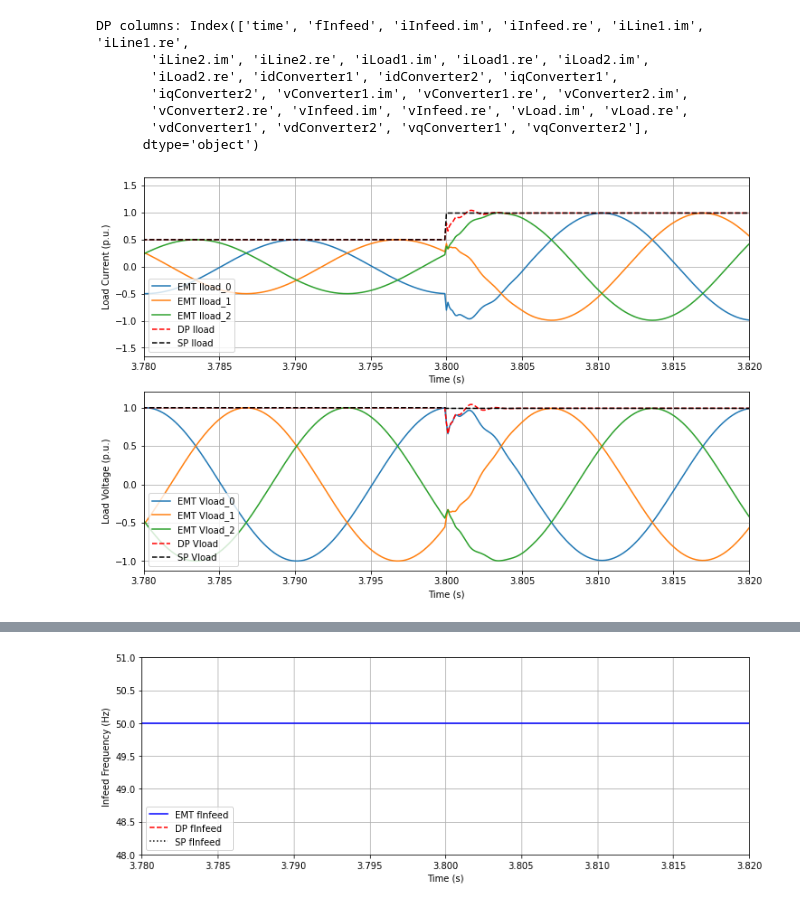
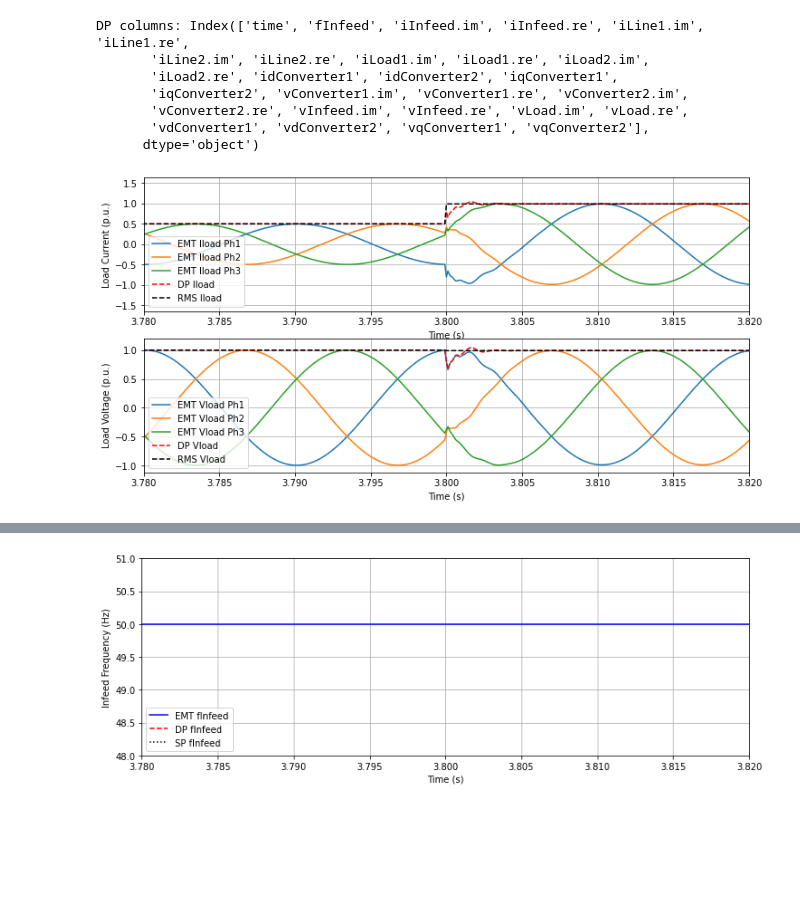
Before and after one commit to georgii-tishenin/dpsim, a Jupyter notebook: dpsim/examples/cxx/hvdc_wise/plotResults.ipynb, the cells around one changed output, grey strips where cells are left out. Saved outputs shown, nothing was run; the diff lists cells and outputs as text; code cells hidden in the pictures; blank space fills up the shorter version.

Commit message:
Update terminology and dimensions in plotting
Signed-off-by: Georgii Tishenin <georgii.tishenin@eonerc.rwth-aachen.de>

```diff
--- a/dpsim/examples/cxx/hvdc_wise/plotResults.ipynb
+++ b/dpsim/examples/cxx/hvdc_wise/plotResults.ipynb
@@ -36,21 +36,21 @@ def compute_base_values_inverter():
 
 # ----- PLOT FUNCTIONS -----
 def plot_load(df_EMT, df_DP, df_SP, baseCurrent, baseVoltage):
-    plt.figure(1, figsize=(12, 8))
+    plt.figure(1, figsize=(12, 6))
     # Subplot 1: Load currents
     plt.subplot(2, 1, 1)
     plt.grid(True)
     EMT_load_I0 = (df_EMT['iLoad1_0'] + df_EMT['iLoad2_0']) / baseCurrent / np.sqrt(2)
     EMT_load_I1 = (df_EMT['iLoad1_1'] + df_EMT['iLoad2_1']) / baseCurrent / np.sqrt(2)
     EMT_load_I2 = (df_EMT['iLoad1_2'] + df_EMT['iLoad2_2']) / baseCurrent / np.sqrt(2)
-    plt.plot(df_EMT['time'], EMT_load_I0, label='EMT Iload_0')
-    plt.plot(df_EMT['time'], EMT_load_I1, label='EMT Iload_1')
-    plt.plot(df_EMT['time'], EMT_load_I2, label='EMT Iload_2')
+    plt.plot(df_EMT['time'], EMT_load_I0, label='EMT Iload Ph1')
+    plt.plot(df_EMT['time'], EMT_load_I1, label='EMT Iload Ph2')
+    plt.plot(df_EMT['time'], EMT_load_I2, label='EMT Iload Ph3')
 
     Iload_DP = np.abs(df_DP['iLoad1.re'] + df_DP['iLoad2.re'] + 1j*df_DP['iLoad1.im'] + 1j*df_DP['iLoad2.im']) / baseCurrent / np.sqrt(3)
     Iload_SP = np.abs(df_SP['iLoad1.re'] + df_SP['iLoad2.re'] + 1j*df_SP['iLoad1.im'] + 1j*df_SP['iLoad2.im']) / baseCurrent / np.sqrt(3)
     plt.plot(df_DP['time'], Iload_DP, 'r--', label='DP Iload')
-    plt.plot(df_SP['time'], Iload_SP, 'k--', label='SP Iload')
+    plt.plot(df_SP['time'], Iload_SP, 'k--', label='RMS Iload')
     plt.xlabel('Time (s)')
     plt.ylabel('Load Current (p.u.)')
     plt.xlim(3.78, 3.82)
@@ -62,14 +62,14 @@ def plot_load(df_EMT, df_DP, df_SP, baseCurrent, baseVoltage):
     v0 = df_EMT['vLoad_0'] / baseVoltage * np.sqrt(3) / np.sqrt(2)
     v1 = df_EMT['vLoad_1'] / baseVoltage * np.sqrt(3) / np.sqrt(2)
     v2 = df_EMT['vLoad_2'] / baseVoltage * np.sqrt(3) / np.sqrt(2)
-    plt.plot(df_EMT['time'], v0, label='EMT Vload_0')
-    plt.plot(df_EMT['time'], v1, label='EMT Vload_1')
-    plt.plot(df_EMT['time'], v2, label='EMT Vload_2')
+    plt.plot(df_EMT['time'], v0, label='EMT Vload Ph1')
+    plt.plot(df_EMT['time'], v1, label='EMT Vload Ph2')
+    plt.plot(df_EMT['time'], v2, label='EMT Vload Ph3')
 
     Vload_DP = np.abs(df_DP['vLoad.re'] + 1j*df_DP['vLoad.im']) / baseVoltage
     Vload_SP = np.abs(df_SP['vLoad.re'] + 1j*df_SP['vLoad.im']) / baseVoltage
     plt.plot(df_DP['time'], Vload_DP, 'r--', label='DP Vload')
-    plt.plot(df_SP['time'], Vload_SP, 'k--', label='SP Vload')
+    plt.plot(df_SP['time'], Vload_SP, 'k--', label='RMS Vload')
     plt.xlabel('Time (s)')
     plt.ylabel('Load Voltage (p.u.)')
     plt.xlim(3.78, 3.82)
@@ -77,17 +77,17 @@ def plot_load(df_EMT, df_DP, df_SP, baseCurrent, baseVoltage):
 
 
 def plot_infeed(df_EMT, df_DP, df_SP, baseCurrent, baseVoltage):
-    plt.figure(2, figsize=(12, 8))
+    plt.figure(2, figsize=(12, 6))
     plt.subplot(2, 1, 1)
     plt.grid(True)
-    plt.plot(df_EMT['time'], -df_EMT['iInfeed_0'] / baseCurrent / np.sqrt(2), label='EMT Iinf_0')
-    plt.plot(df_EMT['time'], -df_EMT['iInfeed_1'] / baseCurrent / np.sqrt(2), label='EMT Iinf_1')
-    plt.plot(df_EMT['time'], -df_EMT['iInfeed_2'] / baseCurrent / np.sqrt(2), label='EMT Iinf_2')
+    plt.plot(df_EMT['time'], -df_EMT['iInfeed_0'] / baseCurrent / np.sqrt(2), label='EMT Iinfeed Ph1')
+    plt.plot(df_EMT['time'], -df_EMT['iInfeed_1'] / baseCurrent / np.sqrt(2), label='EMT Iinfeed Ph2')
+    plt.plot(df_EMT['time'], -df_EMT['iInfeed_2'] / baseCurrent / np.sqrt(2), label='EMT Iinfeed Ph3')
 
     Iinf_DP = np.abs(df_DP['iInfeed.re'] + 1j * df_DP['iInfeed.im']) / baseCurrent / np.sqrt(3)
     Iinf_SP = np.abs(df_SP['iInfeed.re'] + 1j * df_SP['iInfeed.im']) / baseCurrent / np.sqrt(3)
-    plt.plot(df_DP['time'], Iinf_DP, 'r--', label='DP Iinf')
-    plt.plot(df_SP['time'], Iinf_SP, 'k--', label='SP Iinf')
+    plt.plot(df_DP['time'], Iinf_DP, 'r--', label='DP Iinfeed')
+    plt.plot(df_SP['time'], Iinf_SP, 'k--', label='RMS Iinfeed')
     plt.xlabel('Time (s)')
     plt.ylabel('Infeed Current (p.u.)')
     plt.xlim(3.78, 3.82)
@@ -95,14 +95,14 @@ def plot_infeed(df_EMT, df_DP, df_SP, baseCurrent, baseVoltage):
 
     plt.subplot(2, 1, 2)
     plt.grid(True)
-    plt.plot(df_EMT['time'], df_EMT['vInfeed_0']/baseVoltage * np.sqrt(3) / np.sqrt(2), label='EMT Vinf_0')
-    plt.plot(df_EMT['time'], df_EMT['vInfeed_1']/baseVoltage * np.sqrt(3) / np.sqrt(2), label='EMT Vinf_1')
-    plt.plot(df_EMT['time'], df_EMT['vInfeed_2']/baseVoltage * np.sqrt(3) / np.sqrt(2), label='EMT Vinf_2')
+    plt.plot(df_EMT['time'], df_EMT['vInfeed_0']/baseVoltage * np.sqrt(3) / np.sqrt(2), label='EMT Vinfeed Ph1')
+    plt.plot(df_EMT['time'], df_EMT['vInfeed_1']/baseVoltage * np.sqrt(3) / np.sqrt(2), label='EMT Vinfeed Ph2')
+    plt.plot(df_EMT['time'], df_EMT['vInfeed_2']/baseVoltage * np.sqrt(3) / np.sqrt(2), label='EMT Vinfeed Ph3')
 
     Vinf_DP = np.abs(df_DP['vInfeed.re'] + 1j * df_DP['vInfeed.im']) / baseVoltage
     Vinf_SP = np.abs(df_SP['vInfeed.re'] + 1j * df_SP['vInfeed.im']) / baseVoltage
-    plt.plot(df_DP['time'], Vinf_DP, 'r--', label='DP Vinf')
-    plt.plot(df_SP['time'], Vinf_SP, 'k--', label='SP Vinf')
+    plt.plot(df_DP['time'], Vinf_DP, 'r--', label='DP Vinfeed')
+    plt.plot(df_SP['time'], Vinf_SP, 'k--', label='RMS Vinfeed')
     plt.xlabel('Time (s)')
     plt.ylabel('Infeed Voltage (p.u.)')
     plt.xlim(3.78, 3.82)
@@ -110,20 +110,20 @@ def plot_infeed(df_EMT, df_DP, df_SP, baseCurrent, baseVoltage):
 
 
 def plot_converter1(df_EMT, df_DP, df_SP, baseCurrent, baseVoltage):
-    plt.figure(3, figsize=(12, 8))
+    plt.figure(3, figsize=(12, 6))
     plt.subplot(2, 1, 1)
     plt.grid(True)
     EMT_I1_0 = df_EMT['iLine1_0'] / baseCurrent / np.sqrt(2)
     EMT_I1_1 = df_EMT['iLine1_1'] / baseCurrent / np.sqrt(2)
     EMT_I1_2 = df_EMT['iLine1_2'] / baseCurrent / np.sqrt(2)
-    plt.plot(df_EMT['time'], EMT_I1_0, label='EMT ILine1_0')
-    plt.plot(df_EMT['time'], EMT_I1_1, label='EMT ILine1_1')
-    plt.plot(df_EMT['time'], EMT_I1_2, label='EMT ILine1_2')
+    plt.plot(df_EMT['time'], EMT_I1_0, label='EMT ILine1 Ph1')
+    plt.plot(df_EMT['time'], EMT_I1_1, label='EMT ILine1 Ph2')
+    plt.plot(df_EMT['time'], EMT_I1_2, label='EMT ILine1 Ph3')
 
     I1_DP = np.abs(df_DP['iLine1.re'] + 1j * df_DP['iLine1.im']) / baseCurrent / np.sqrt(3)
     I1_SP = np.abs(df_SP['iLine1.re'] + 1j * df_SP['iLine1.im']) / baseCurrent / np.sqrt(3)
     plt.plot(df_DP['time'], I1_DP, 'r--', label='DP ILine1')
-    plt.plot(df_SP['time'], I1_SP, 'k--', label='SP ILine1')
+    plt.plot(df_SP['time'], I1_SP, 'k--', label='RMS ILine1')
     plt.xlabel('Time (s)')
     plt.ylabel('Line1 Current (p.u.)')
     plt.xlim(3.78, 3.82)
@@ -134,21 +134,21 @@ def plot_converter1(df_EMT, df_DP, df_SP, baseCurrent, baseVoltage):
     V1_0 = df_EMT['vConverter1_0'] / baseVoltage * np.sqrt(3) / np.sqrt(2)
     V1_1 = df_EMT['vConverter1_1'] / baseVoltage * np.sqrt(3) / np.sqrt(2)
     V1_2 = df_EMT['vConverter1_2'] / baseVoltage  * np.sqrt(3) / np.sqrt(2)
-    plt.plot(df_EMT['time'], V1_0, label='EMT Vconv1_0')
-    plt.plot(df_EMT['time'], V1_1, label='EMT Vconv1_1')
-    plt.plot(df_EMT['time'], V1_2, label='EMT Vconv1_2')
+    plt.plot(df_EMT['time'], V1_0, label='EMT Vconv1 Ph1')
+    plt.plot(df_EMT['time'], V1_1, label='EMT Vconv1 Ph2')
+    plt.plot(df_EMT['time'], V1_2, label='EMT Vconv1 Ph3')
 
     V1_DP = np.abs(df_DP['vConverter1.re'] + 1j * df_DP['vConverter1.im']) / baseVoltage
     V1_SP = np.abs(df_SP['vConverter1.re'] + 1j * df_SP['vConverter1.im']) / baseVoltage
     plt.plot(df_DP['time'], V1_DP, 'r--', label='DP Vconv1')
-    plt.plot(df_SP['time'], V1_SP, 'k--', label='SP Vconv1')
+    plt.plot(df_SP['time'], V1_SP, 'k--', label='RMS Vconv1')
     plt.xlabel('Time (s)')
     plt.ylabel('Converter1 Voltage (p.u.)')
     plt.xlim(3.78, 3.82)
     plt.legend(loc='lower left')
 
 def plot_converter2(df_EMT, df_DP, df_SP, baseCurrent, baseVoltage):
-    plt.figure(4, figsize=(12, 8))
+    plt.figure(4, figsize=(12, 6))
     plt.subplot(2, 1, 1)
     plt.grid(True)
     EMT_I2_0 = df_EMT['iLine2_0'] / baseCurrent / np.sqrt(2)
@@ -161,7 +161,7 @@ def plot_converter2(df_EMT, df_DP, df_SP, baseCurrent, baseVoltage):
     I2_DP = np.abs(df_DP['iLine2.re'] + 1j * df_DP['iLine2.im']) / baseCurrent / np.sqrt(3)
     I2_SP = np.abs(df_SP['iLine2.re'] + 1j * df_SP['iLine2.im']) / baseCurrent / np.sqrt(3)
     plt.plot(df_DP['time'], I2_DP, 'r--', label='DP Iconv2')
-    plt.plot(df_SP['time'], I2_SP, 'k--', label='SP Iconv2')
+    plt.plot(df_SP['time'], I2_SP, 'k--', label='RMS Iconv2')
     plt.xlabel('Time (s)')
     plt.ylabel('Line2 Current (p.u.)')
     plt.xlim(3.78, 3.82)
@@ -172,21 +172,21 @@ def plot_converter2(df_EMT, df_DP, df_SP, baseCurrent, baseVoltage):
     V2_0 = df_EMT['vConverter2_0'] / baseVoltage * np.sqrt(3) / np.sqrt(2)
     V2_1 = df_EMT['vConverter2_1'] / baseVoltage * np.sqrt(3) / np.sqrt(2)
     V2_2 = df_EMT['vConverter2_2'] / baseVoltage * np.sqrt(3) / np.sqrt(2)
-    plt.plot(df_EMT['time'], V2_0, label='EMT Vconv2_0')
-    plt.plot(df_EMT['time'], V2_1, label='EMT Vconv2_1')
-    plt.plot(df_EMT['time'], V2_2, label='EMT Vconv2_2')
+    plt.plot(df_EMT['time'], V2_0, label='EMT Vconv2 Ph1')
+    plt.plot(df_EMT['time'], V2_1, label='EMT Vconv2 Ph2')
+    plt.plot(df_EMT['time'], V2_2, label='EMT Vconv2 Ph3')
 
     V2_DP = np.abs(df_DP['vConverter2.re'] + 1j * df_DP['vConverter2.im']) / baseVoltage
     V2_SP = np.abs(df_SP['vConverter2.re'] + 1j * df_SP['vConverter2.im']) / baseVoltage
     plt.plot(df_DP['time'], V2_DP, 'r--', label='DP Vconv2')
-    plt.plot(df_SP['time'], V2_SP, 'k--', label='SP Vconv2')
+    plt.plot(df_SP['time'], V2_SP, 'k--', label='RMS Vconv2')
     plt.xlabel('Time (s)')
     plt.ylabel('Converter2 Voltage (p.u.)')
     plt.xlim(3.78, 3.82)
     plt.legend(loc='lower left')
 
 def plot_converter1InternalVariables(df_EMT, df_DP, df_SP, baseCurrent, baseVoltage):
-    plt.figure(5, figsize=(12, 8))  # Adjust figure size for better layout
+    plt.figure(5, figsize=(12, 6))  # Adjust figure size for better layout
 
     # Define consistent colors for EMT, DP, and SP
     colors = {'EMT': 'blue', 'DP': 'red', 'SP': 'black'}
@@ -196,7 +196,7 @@ def plot_converter1InternalVariables(df_EMT, df_DP, df_SP, baseCurrent, baseVolt
     plt.grid(True)
     plt.plot(df_EMT['time'], df_EMT['idConverter1'] / baseCurrent, label='EMT Id', linestyle='-', color=colors['EMT'])
     plt.plot(df_DP['time'], df_DP['idConverter1'] / baseCurrent, label='DP Id', linestyle='--', color=colors['DP'])
-    plt.plot(df_SP['time'], df_SP['idConverter1'] / baseCurrent, label='SP Id', linestyle=':', color=colors['SP'])
+    plt.plot(df_SP['time'], df_SP['idConverter1'] / baseCurrent, label='RMS Id', linestyle=':', color=colors['SP'])
     plt.xlabel('Time (s)')
     plt.ylabel('d-axis Current (p.u.)')
     plt.xlim(3.78, 3.82)
@@ -207,7 +207,7 @@ def plot_converter1InternalVariables(df_EMT, df_DP, df_SP, baseCurrent, baseVolt
     plt.grid(True)
     plt.plot(df_EMT['time'], df_EMT['iqConverter1'] / baseCurrent, label='EMT Iq', linestyle='-', color=colors['EMT'])
     plt.plot(df_DP['time'], df_DP['iqConverter1'] / baseCurrent, label='DP Iq', linestyle='--', color=colors['DP'])
-    plt.plot(df_SP['time'], df_SP['iqConverter1'] / baseCurrent, label='SP Iq', linestyle=':', color=colors['SP'])
+    plt.plot(df_SP['time'], df_SP['iqConverter1'] / baseCurrent, label='RMS Iq', linestyle=':', color=colors['SP'])
     plt.xlabel('Time (s)')
     plt.ylabel('q-axis Current (p.u.)')
     plt.xlim(3.78, 3.82)
@@ -218,7 +218,7 @@ def plot_converter1InternalVariables(df_EMT, df_DP, df_SP, baseCurrent, baseVolt
     plt.grid(True)
     plt.plot(df_EMT['time'], df_EMT['vdConverter1'] / baseVoltage, label='EMT Vd', linestyle='-', color=colors['EMT'])
     plt.plot(df_DP['time'], df_DP['vdConverter1'] / baseVoltage, label='DP Vd', linestyle='--', color=colors['DP'])
-    plt.plot(df_SP['time'], df_SP['vdConverter1'] / baseVoltage, label='SP Vd', linestyle=':', color=colors['SP'])
+    plt.plot(df_SP['time'], df_SP['vdConverter1'] / baseVoltage, label='RMS Vd', linestyle=':', color=colors['SP'])
     plt.xlabel('Time (s)')
     plt.ylabel('d-axis Voltage (p.u.)')
     plt.xlim(3.78, 3.82)
@@ -229,14 +229,14 @@ def plot_converter1InternalVariables(df_EMT, df_DP, df_SP, baseCurrent, baseVolt
     plt.grid(True)
     plt.plot(df_EMT['time'], df_EMT['vqConverter1'] / baseVoltage, label='EMT Vq', linestyle='-', color=colors['EMT'])
     plt.plot(df_DP['time'], df_DP['vqConverter1'] / baseVoltage, label='DP Vq', linestyle='--', color=colors['DP'])
-    plt.plot(df_SP['time'], df_SP['vqConverter1'] / baseVoltage, label='SP Vq', linestyle=':', color=colors['SP'])
+    plt.plot(df_SP['time'], df_SP['vqConverter1'] / baseVoltage, label='RMS Vq', linestyle=':', color=colors['SP'])
     plt.xlabel('Time (s)')
     plt.ylabel('q-axis Voltage (p.u.)')
     plt.xlim(3.78, 3.82)
     plt.legend(loc='lower left')
 
 def plot_converter2InternalVariables(df_EMT, df_DP, df_SP, baseCurrent, baseVoltage):
-    plt.figure(6, figsize=(12, 8))  # Adjust figure size for better layout
+    plt.figure(6, figsize=(12, 6))  # Adjust figure size for better layout
 
     # Define consistent colors for EMT, DP, and SP
     colors = {'EMT': 'blue', 'DP': 'red', 'SP': 'black'}
@@ -246,7 +246,7 @@ def plot_converter2InternalVariables(df_EMT, df_DP, df_SP, baseCurrent, baseVolt
     plt.grid(True)
     plt.plot(df_EMT['time'], df_EMT['idConverter2'] / baseCurrent, label='EMT Id', linestyle='-', color=colors['EMT'])
     plt.plot(df_DP['time'], df_DP['idConverter2'] / baseCurrent, label='DP Id', linestyle='--', color=colors['DP'])
-    plt.plot(df_SP['time'], df_SP['idConverter2'] / baseCurrent, label='SP Id', linestyle=':', color=colors['SP'])
+    plt.plot(df_SP['time'], df_SP['idConverter2'] / baseCurrent, label='RMS Id', linestyle=':', color=colors['SP'])
     plt.xlabel('Time (s)')
     plt.ylabel('d-axis Current (p.u.)')
     plt.xlim(3.78, 3.82)
@@ -257,7 +257,7 @@ def plot_converter2InternalVariables(df_EMT, df_DP, df_SP, baseCurrent, baseVolt
     plt.grid(True)
     plt.plot(df_EMT['time'], df_EMT['iqConverter2'] / baseCurrent, label='EMT Iq', linestyle='-', color=colors['EMT'])
     plt.plot(df_DP['time'], df_DP['iqConverter2'] / baseCurrent, label='DP Iq', linestyle='--', color=colors['DP'])
-    plt.plot(df_SP['time'], df_SP['iqConverter2'] / baseCurrent, label='SP Iq', linestyle=':', color=colors['SP'])
+    plt.plot(df_SP['time'], df_SP['iqConverter2'] / baseCurrent, label='RMS Iq', linestyle=':', color=colors['SP'])
     plt.xlabel('Time (s)')
     plt.ylabel('q-axis Current (p.u.)')
     plt.xlim(3.78, 3.82)
@@ -268,7 +268,7 @@ def plot_converter2InternalVariables(df_EMT, df_DP, df_SP, baseCurrent, baseVolt
     plt.grid(True)
     plt.plot(df_EMT['time'], df_EMT['vdConverter2'] / baseVoltage, label='EMT Vd', linestyle='-', color=colors['EMT'])
     plt.plot(df_DP['time'], df_DP['vdConverter2'] / baseVoltage, label='DP Vd', linestyle='--', color=colors['DP'])
-    plt.plot(df_SP['time'], df_SP['vdConverter2'] / baseVoltage, label='SP Vd', linestyle=':', color=colors['SP'])
+    plt.plot(df_SP['time'], df_SP['vdConverter2'] / baseVoltage, label='RMS Vd', linestyle=':', color=colors['SP'])
     plt.xlabel('Time (s)')
     plt.ylabel('d-axis Voltage (p.u.)')
     plt.xlim(3.78, 3.82)
@@ -279,7 +279,7 @@ def plot_converter2InternalVariables(df_EMT, df_DP, df_SP, baseCurrent, baseVolt
     plt.grid(True)
     plt.plot(df_EMT['time'], df_EMT['vqConverter2'] / baseVoltage, label='EMT Vq', linestyle='-', color=colors['EMT'])
     plt.plot(df_DP['time'], df_DP['vqConverter2'] / baseVoltage, label='DP Vq', linestyle='--', color=colors['DP'])
-    plt.plot(df_SP['time'], df_SP['vqConverter2'] / baseVoltage, label='SP Vq', linestyle=':', color=colors['SP'])
+    plt.plot(df_SP['time'], df_SP['vqConverter2'] / baseVoltage, label='RMS Vq', linestyle=':', color=colors['SP'])
     plt.xlabel('Time (s)')
     plt.ylabel('q-axis Voltage (p.u.)')
     plt.xlim(3.78, 3.82)
@@ -308,31 +308,31 @@ def plot_fInfeed(df_EMT, df_DP, df_SP):
 def main():
     # Change paths here
     path_EMT = "/home/gti/development/dpsim_local/dpsim/build/dpsim/examples/cxx/logs/EMT_simulation/EMT_simulation.csv"
     path_DP  = "/home/gti/development/dpsim_local/dpsim/build/dpsim/examples/cxx/logs/DP_simulation/DP_simulation.csv"
     path_SP  = "/home/gti/development/dpsim_local/dpsim/build/dpsim/examples/cxx/logs/SP_simulation/SP_simulation.csv"
 
     df_EMT, df_DP, df_SP = load_data(path_EMT, path_DP, path_SP)
     baseCurrent, baseVoltage = compute_base_values()
     baseCurrentInverter, baseVoltageInverter = compute_base_values_inverter()
 
     plot_load(df_EMT, df_DP, df_SP, baseCurrent, baseVoltage)
     plot_infeed(df_EMT, df_DP, df_SP, baseCurrent, baseVoltage)
     plot_converter1(df_EMT, df_DP, df_SP, baseCurrent, baseVoltage)
     plot_converter2(df_EMT, df_DP, df_SP, baseCurrent, baseVoltage)
     plot_converter1InternalVariables(df_EMT, df_DP, df_SP, baseCurrentInverter, baseVoltageInverter)
     plot_converter2InternalVariables(df_EMT, df_DP, df_SP, baseCurrentInverter, baseVoltageInverter)
     plot_fInfeed(df_EMT, df_DP, df_SP)
 
     plt.show()
 
 if __name__ == "__main__":
     main()
 # %% [output]
 DP columns: Index(['time', 'fInfeed', 'iInfeed.im', 'iInfeed.re', 'iLine1.im', 'iLine1.re',
        'iLine2.im', 'iLine2.re', 'iLoad1.im', 'iLoad1.re', 'iLoad2.im',
        'iLoad2.re', 'idConverter1', 'idConverter2', 'iqConverter1',
        'iqConverter2', 'vConverter1.im', 'vConverter1.re', 'vConverter2.im',
        'vConverter2.re', 'vInfeed.im', 'vInfeed.re', 'vLoad.im', 'vLoad.re',
        'vdConverter1', 'vdConverter2', 'vqConverter1', 'vqConverter2'],
       dtype='object')
-[figure, old version]
+[figure, new version]
```
Also changed, not shown: parts of 1 cell of this notebook.
